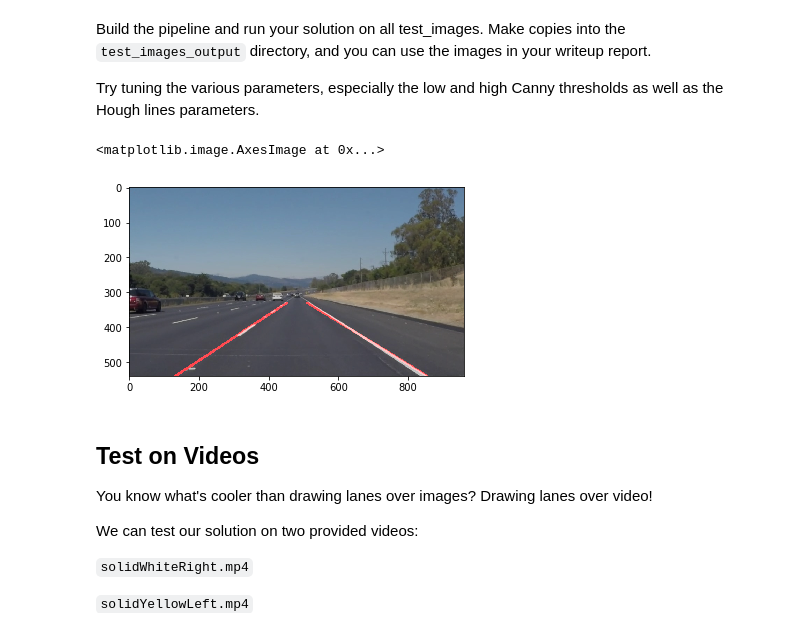
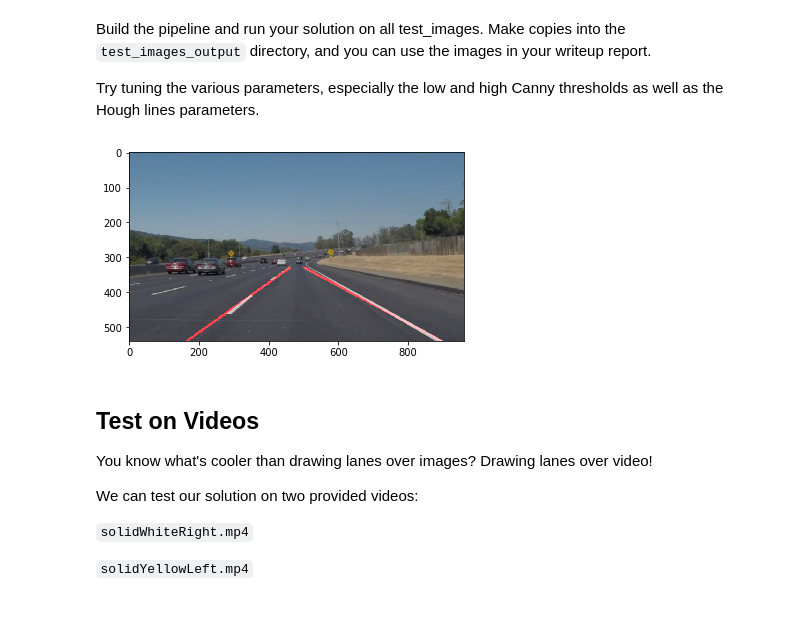
Before and after one commit to lingyun-wu/CarND-Project-01, a Jupyter notebook: P1.ipynb, the cells around one changed output. Saved outputs shown, nothing was run; the diff lists cells and outputs as text; code cells hidden in the pictures.

```diff
--- a/P1.ipynb
+++ b/P1.ipynb
@@ -51,10 +51,15 @@ import cv2
 ## Read in an Image
 # %%
 #reading in an image
-image = mpimg.imread('test_images/solidWhiteRight.jpg')
+image_name = 'solidWhiteCurve.jpg'
+image = mpimg.imread('test_images/'+image_name)
 
 #printing out some stats and plotting
 print('This image is:', type(image), 'with dimensions:', image.shape)
 plt.imshow(image)  # if you wanted to show a single color channel image called 'gray', for example, call as plt.imshow(gray, cmap='gray')
+
+#image folder
+import os
+os.listdir("test_images/")
 # %% [output]
 This image is: <class 'numpy.ndarray'> with dimensions: (540, 960, 3)
@@ -233,36 +231,42 @@ Try tuning the various parameters, especially the low and high Canny thresholds
 # %%
 # TODO: Build your pipeline that will draw lane lines on the test_images
 # then save them to the test_images_output directory.
 ysize = image.shape[0]
 xsize = image.shape[1]
 
 kernel_size = 5
 low_threshold = 50
 high_threshold = 150
 ignore_mask_color = 255
-vertices = np.array([[(0, ysize),(450, 290), (490, 290), (xsize, ysize)]], dtype=np.int32)
+
+rho = 2 # distance resolution in pixels of the Hough grid
+theta = np.pi/180 # angular resolution in radians of the Hough grid
+threshold = 20     # minimum number of votes (intersections in Hough grid cell)
+min_line_length = 100 #minimum number of pixels making up a line
+max_line_gap = 200    # maximum gap in pixels between connectable line segments
+
+vertices = np.array([[(100, ysize),(460, 290), (490, 290), (xsize-50, ysize)]], dtype=np.int32)
+
 
 gray = grayscale(image)
 blur_gray = gaussian_blur(gray, kernel_size)
 edges = canny(blur_gray, low_threshold, high_threshold)
 masked_image = region_of_interest(edges, vertices)
 
-
-rho = 2 # distance resolution in pixels of the Hough grid
-theta = np.pi/180 # angular resolution in radians of the Hough grid
-threshold = 30     # minimum number of votes (intersections in Hough grid cell)
-min_line_length = 100 #minimum number of pixels making up a line
-max_line_gap = 200    # maximum gap in pixels between connectable line segments
-
-
 line_image = hough_lines(masked_image, rho, theta, threshold, min_line_length, max_line_gap)
 res_image = weighted_img(line_image, image)
 
 # Display the image
 plt.imshow(res_image)
+
+# Save images
+plt.imsave('test_images_gray/'+image_name, gray, cmap='gray')   # Output gray image
+plt.imsave('test_images_blur/'+image_name, blur_gray, cmap='gray')           # Output Gaussian smoothed image
+plt.imsave('test_images_edges/'+image_name, edges, cmap='gray')              # Output image with only edges
+plt.imsave('test_images_masked/'+image_name, masked_image, cmap='gray')      # Output image in region of interest
+plt.imsave('test_images_output/'+image_name, res_image)         # Output result image
 # %% [output]
-<matplotlib.image.AxesImage at 0x...>
-[figure, old version]
+[figure, new version]
 # %% [markdown]
 ## Test on Videos
 
```
Also changed, not shown: parts of 11 cells of this notebook, 37 other files.
